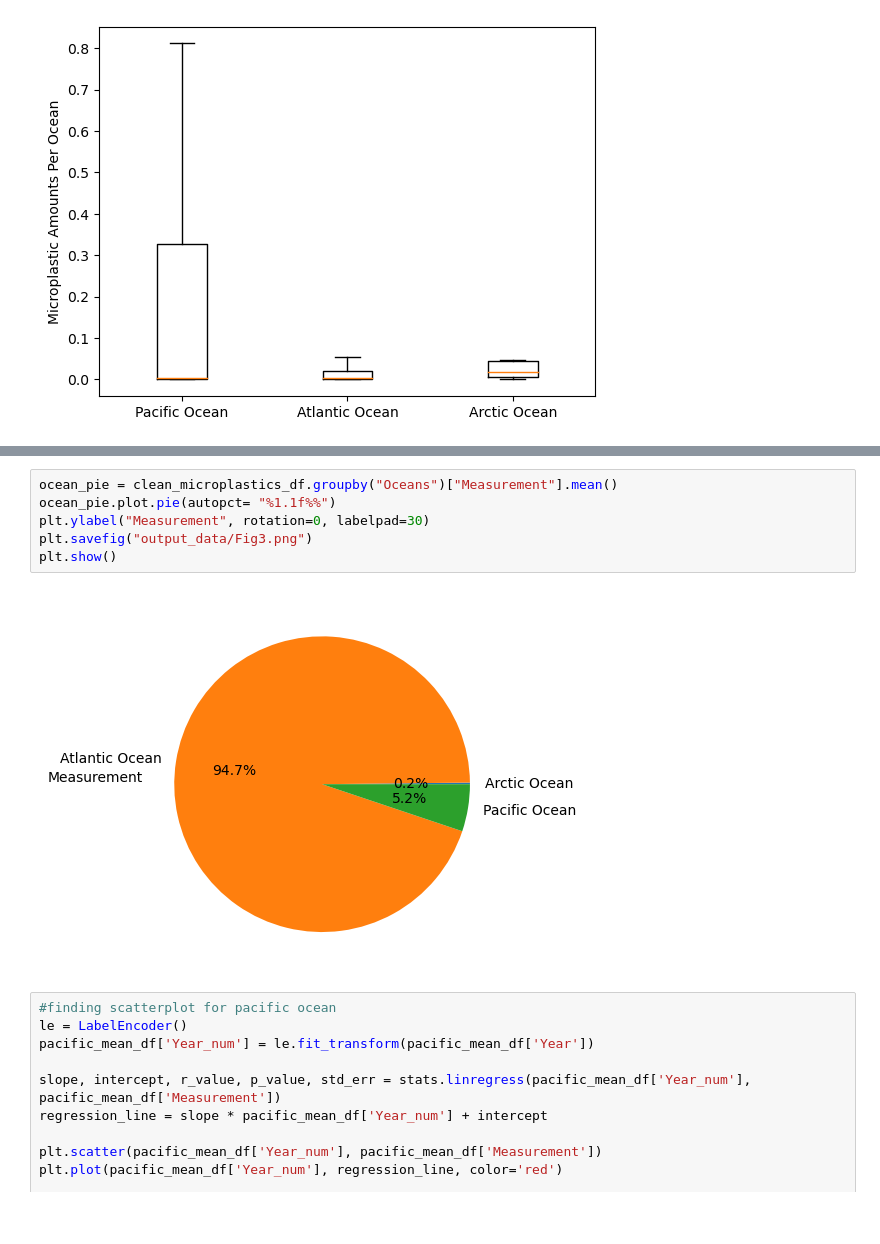
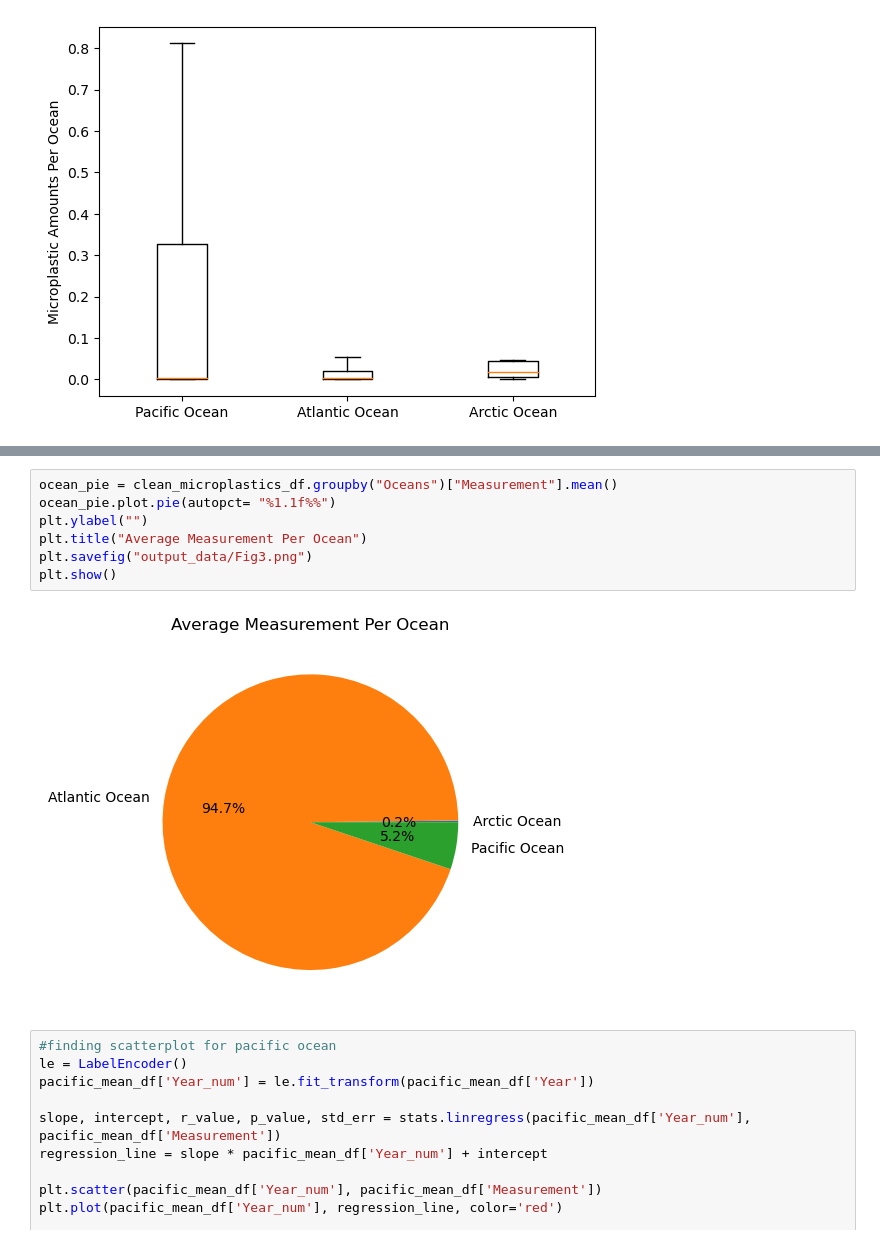
Before and after one commit to emalaki/Project-1, a Jupyter notebook: aa-notebook.ipynb, the cells around one changed output, grey strips where cells are left out. Drawn from its saved outputs; the diff is of its cells as text; blank space fills up the shorter version.

```diff
--- a/aa-notebook.ipynb
+++ b/aa-notebook.ipynb
@@ -223,11 +225,12 @@ plt.show()
 # %%
 ocean_pie = clean_microplastics_df.groupby("Oceans")["Measurement"].mean()
 ocean_pie.plot.pie(autopct= "%1.1f%%")
-plt.ylabel("Measurement", rotation=0, labelpad=30)
+plt.ylabel("")
+plt.title("Average Measurement Per Ocean")
 plt.savefig("output_data/Fig3.png")
 plt.show()
 # %% [output]
-[figure, old version]
+[figure, new version]
 # %%
 #finding scatterplot for pacific ocean
 le = LabelEncoder()
```
Also changed, not shown: parts of 7 cells of this notebook, 5 other files.
